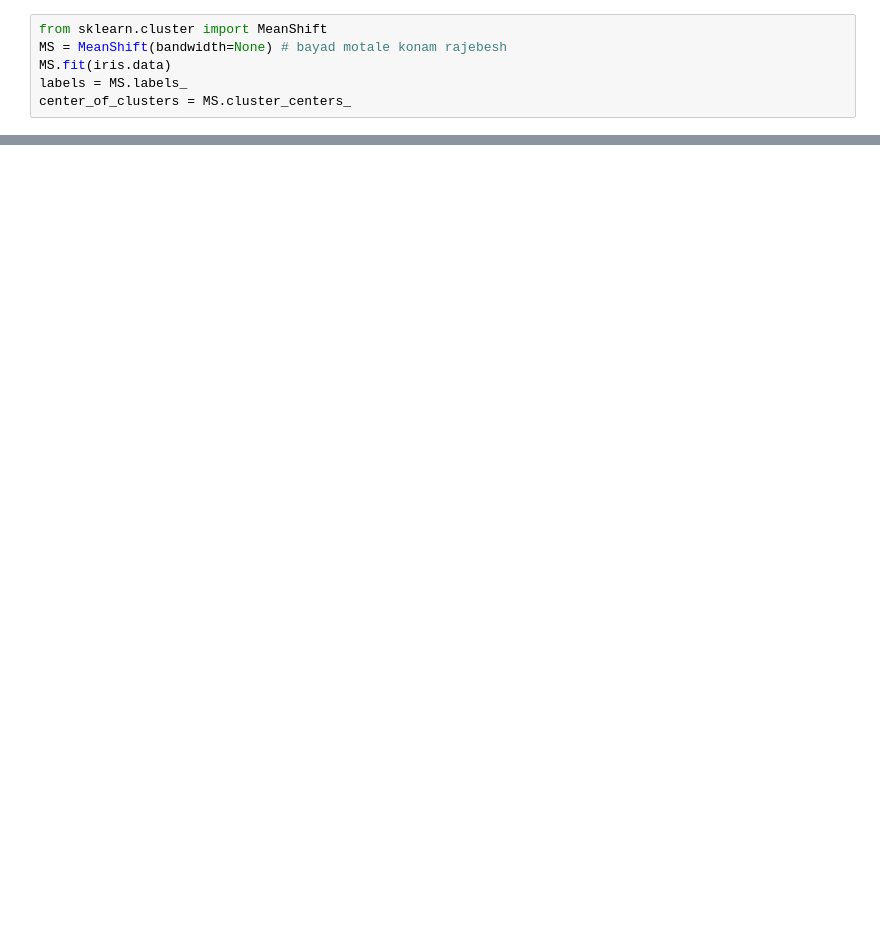
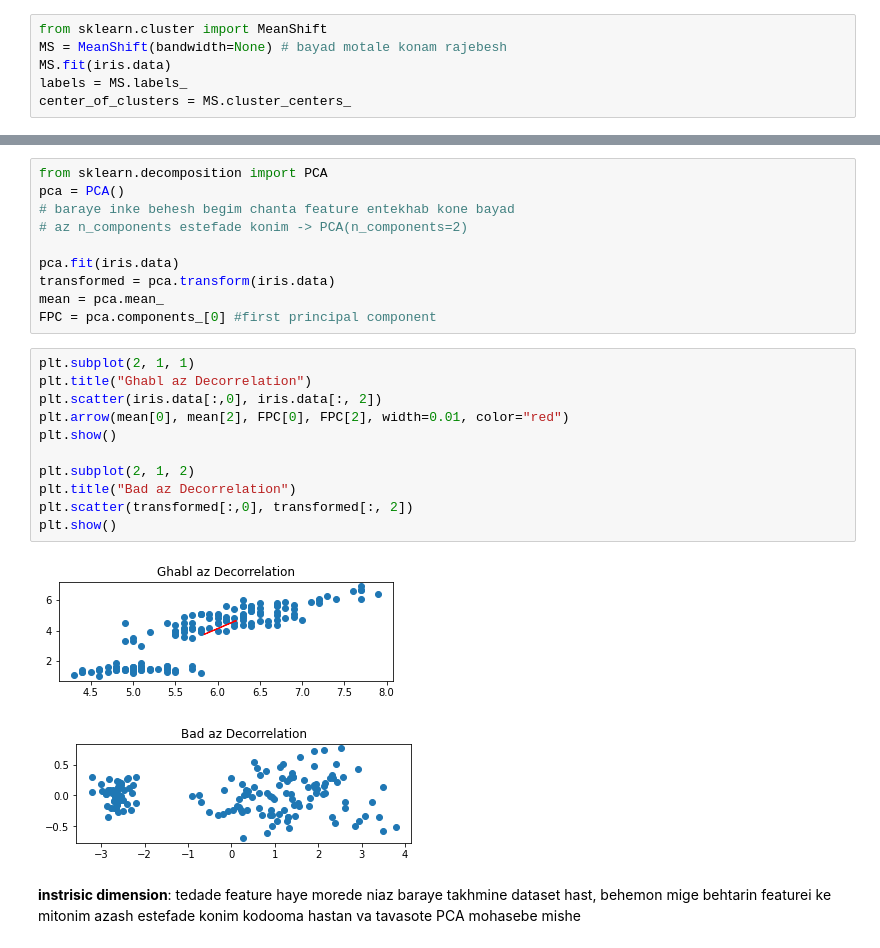
Before and after one commit to Dragon-Born/ML, a Jupyter notebook: unsupervised.ipynb, the cells around one changed output, grey strips where cells are left out. Cells and saved outputs as stored; diff of their text form; blank space fills up the shorter version.

```diff
--- a/unsupervised.ipynb
+++ b/unsupervised.ipynb
@@ -156,0 +206,26 @@ plt.show()
+# %%
+from sklearn.decomposition import PCA
+pca = PCA()
+# baraye inke behesh begim chanta feature entekhab kone bayad
+# az n_components estefade konim -> PCA(n_components=2)
+
+pca.fit(iris.data)
+transformed = pca.transform(iris.data)
+mean = pca.mean_
+FPC = pca.components_[0] #first principal component
+# %%
+plt.subplot(2, 1, 1)
+plt.title("Ghabl az Decorrelation")
+plt.scatter(iris.data[:,0], iris.data[:, 2])
+plt.arrow(mean[0], mean[2], FPC[0], FPC[2], width=0.01, color="red")
+plt.show()
+
+plt.subplot(2, 1, 2)
+plt.title("Bad az Decorrelation")
+plt.scatter(transformed[:,0], transformed[:, 2])
+plt.show()
+# %% [output]
+[figure, added]
+[figure, added]
+# %% [markdown]
+__instrisic dimension__: tedade feature haye morede niaz baraye takhmine dataset hast, behemon mige behtarin featurei ke mitonim azash estefade konim kodooma hastan va tavasote PCA mohasebe mishe
```
Also changed, not shown: parts of 14 cells of this notebook, 4 other files.
